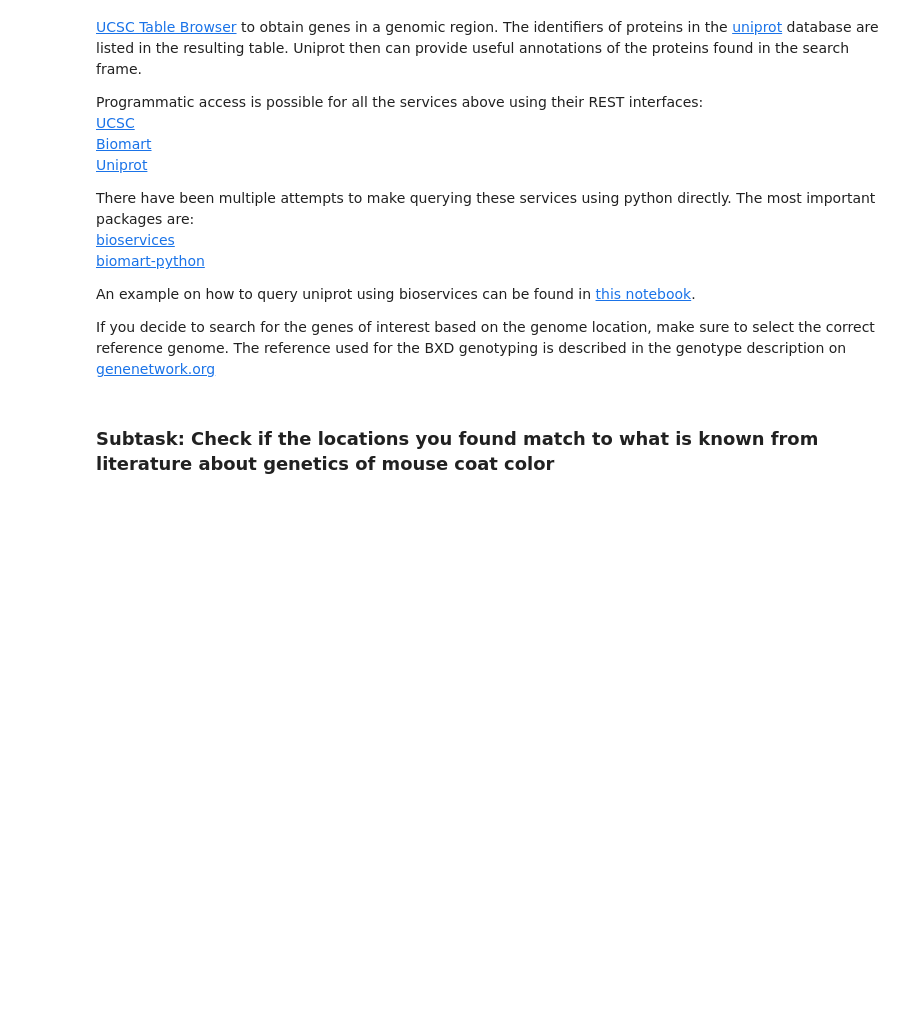
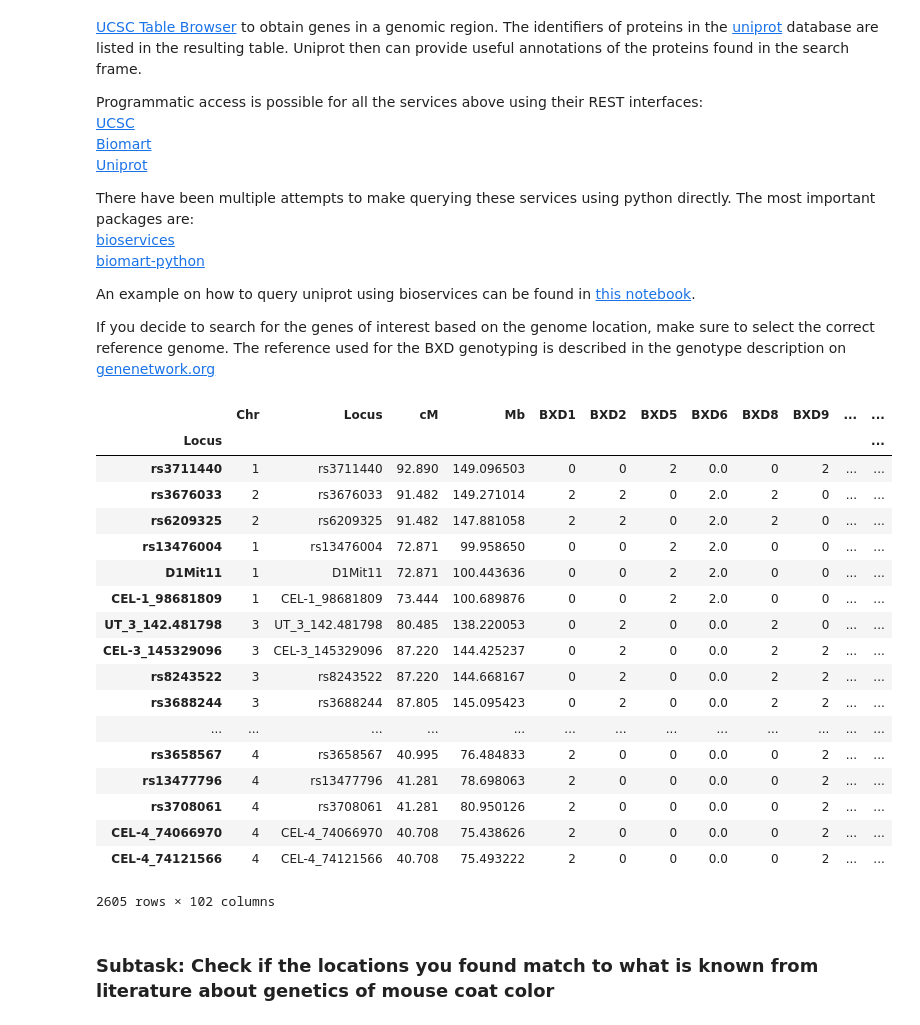
Before and after one commit to lucass122/Integrated_Bioinformatics, a Jupyter notebook: notebooks/Day3_GWAS_part1.ipynb, the cells around one changed output. Saved outputs shown, nothing was run; the diff lists cells and outputs as text; code cells hidden in the pictures; blank space fills up the shorter version.

```diff
--- a/notebooks/Day3_GWAS_part1.ipynb
+++ b/notebooks/Day3_GWAS_part1.ipynb
@@ -538,6 +524,28 @@ There have been multiple attempts to make querying these services using python d
 An example on how to query uniprot using bioservices can be found in [this notebook](http://nbviewer.jupyter.org/url/pythonhosted.org/bioservices/\_downloads/UniProt.ipynb).
 
 If you decide to search for the genes of interest based on the genome location, make sure to select the correct reference genome. The reference used for the BXD genotyping is described in the genotype description on [genenetwork.org](http://www.genenetwork.org/dbdoc/BXDGeno.html)
+# %%
+genotype.sort_values(by='p')
+# %% [output]
+|  | Chr | Locus | cM | Mb | BXD1 | BXD2 | BXD5 | BXD6 | BXD8 | BXD9 | ... | ... |
+| Locus |  |  |  |  |  |  |  |  |  |  |  | ... |
+| rs3711440 | 1 | rs3711440 | 92.890 | 149.096503 | 0 | 0 | 2 | 0.0 | 0 | 2 | ... | ... |
+| rs3676033 | 2 | rs3676033 | 91.482 | 149.271014 | 2 | 2 | 0 | 2.0 | 2 | 0 | ... | ... |
+| rs6209325 | 2 | rs6209325 | 91.482 | 147.881058 | 2 | 2 | 0 | 2.0 | 2 | 0 | ... | ... |
+| rs13476004 | 1 | rs13476004 | 72.871 | 99.958650 | 0 | 0 | 2 | 2.0 | 0 | 0 | ... | ... |
+| D1Mit11 | 1 | D1Mit11 | 72.871 | 100.443636 | 0 | 0 | 2 | 2.0 | 0 | 0 | ... | ... |
+| CEL-1_98681809 | 1 | CEL-1_98681809 | 73.444 | 100.689876 | 0 | 0 | 2 | 2.0 | 0 | 0 | ... | ... |
+| UT_3_142.481798 | 3 | UT_3_142.481798 | 80.485 | 138.220053 | 0 | 2 | 0 | 0.0 | 2 | 0 | ... | ... |
+| CEL-3_145329096 | 3 | CEL-3_145329096 | 87.220 | 144.425237 | 0 | 2 | 0 | 0.0 | 2 | 2 | ... | ... |
+| rs8243522 | 3 | rs8243522 | 87.220 | 144.668167 | 0 | 2 | 0 | 0.0 | 2 | 2 | ... | ... |
+| rs3688244 | 3 | rs3688244 | 87.805 | 145.095423 | 0 | 2 | 0 | 0.0 | 2 | 2 | ... | ... |
+| ... | ... | ... | ... | ... | ... | ... | ... | ... | ... | ... | ... | ... |
+| rs3658567 | 4 | rs3658567 | 40.995 | 76.484833 | 2 | 0 | 0 | 0.0 | 0 | 2 | ... | ... |
+| rs13477796 | 4 | rs13477796 | 41.281 | 78.698063 | 2 | 0 | 0 | 0.0 | 0 | 2 | ... | ... |
+| rs3708061 | 4 | rs3708061 | 41.281 | 80.950126 | 2 | 0 | 0 | 0.0 | 0 | 2 | ... | ... |
+| CEL-4_74066970 | 4 | CEL-4_74066970 | 40.708 | 75.438626 | 2 | 0 | 0 | 0.0 | 0 | 2 | ... | ... |
+| CEL-4_74121566 | 4 | CEL-4_74121566 | 40.708 | 75.493222 | 2 | 0 | 0 | 0.0 | 0 | 2 | ... | ... |
+2605 rows × 102 columns
 # %% [markdown]
 ### Subtask: Check if the locations you found match to what is known from literature about genetics of mouse coat color
 # %% [markdown]
```
Also changed, not shown: parts of 14 cells of this notebook.
